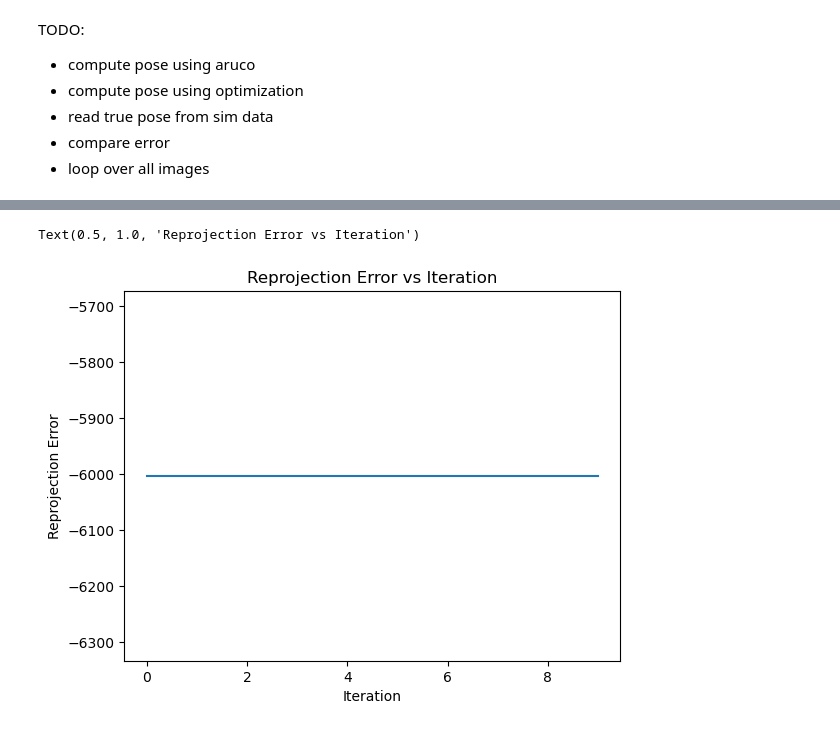
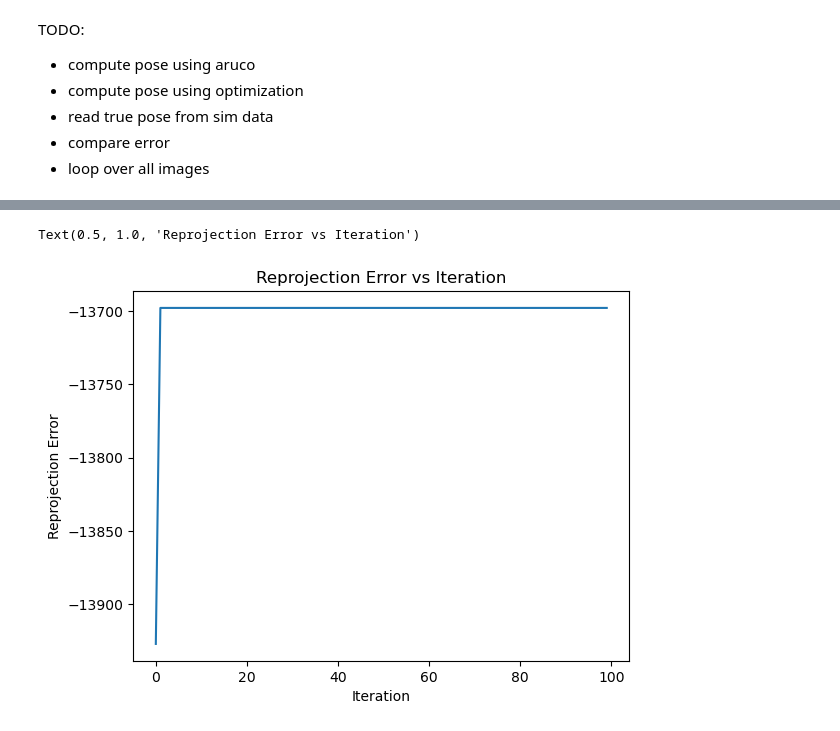
Before and after one commit to abhay-negi-usc/marker_detection_failure_recovery, a Jupyter notebook: pose_estimation_model/optimal_overlap_pose_estimation_proto.ipynb, the cells around one changed output, grey strips where cells are left out. Drawn from its saved outputs; the diff is of its cells as text; code cells hidden in the pictures.

Commit message:
fixed pose estimation and added few scripts

```diff
--- a/pose_estimation_model/optimal_overlap_pose_estimation_proto.ipynb
+++ b/pose_estimation_model/optimal_overlap_pose_estimation_proto.ipynb
@@ -212,6 +240,7 @@ READ IMAGES
 
 dir_images = "../segmentation_model/sim_data/markers_20250314-181037/rgb/"
 dir_predictions = "../segmentation_model/sim_data/markers_20250314-181037/rgb/predictions_20250315-162709/predictions/"
+dir_poses = "../segmentation_model/sim_data/markers_20250314-181037/pose/"
 
 # create ImagePairSet object
 image_pair_set = ImagePairSet(dir_images, dir_predictions, img_size=(640, 480))
@@ -277,11 +319,22 @@ camera_matrix = np.array([
 # %%
 # loop through image pairs
-img_index = 0
+img_index = 1
 for index, image_pair in enumerate(image_pair_set.image_pairs):
 
     if index == img_index: # select specific image
         img = image_pair.img
         pred = image_pair.pred
+        json_filepath = dir_poses + f"pose_{index}.json"
+        with open(json_filepath) as f:
+            pose_json = json.load(f)
+        tag_rescale = np.array([
+                            [10,10,10,1],
+                            [10,10,10,1],
+                            [10,10,10,1],
+                            [1,1,1,1]
+                        ]) # rescale the tag, FIXME: avoid hardcoding tag scale value
+        true_pose = np.array(pose_json['tag']).transpose() * tag_rescale
+        true_pose_inv = np.linalg.inv(true_pose)
 
         # show selected image pair
         # img.show()
@@ -300,7 +353,7 @@ for index, image_pair in enumerate(image_pair_set.image_pairs):
         pred_np = np.array(pred)
         # cv2.polylines(pred_np, [marker_corners_2d], True, (255, 0, 0), 2)
         pred = Image.fromarray(pred_np)
-        pred.show()
+        # pred.show()
 
         # loop through all possible orientations of the marker
         for i in range(2):
@@ -343,15 +396,18 @@ for index, image_pair in enumerate(image_pair_set.image_pairs):
         # (2) optimization loop to refine pose of marker
         print("Beginning optimization loop...")
         # TODO: make a config dict
-        opt_var = "corners" # "pose" or "corners"
-        N = 10
+        opt_var = "pose" # "pose" or "corners"
+        N = 100
         eps = 1e-16
         errors = np.zeros(N)
         errors[0] = min_reprojection_error
         if opt_var == "pose":
-            alpha = 1e-11
+            alpha = np.array([1e-9,1e-9,1e-9,1e-10,1e-10,1e-10]) * 1
             solutions = np.zeros((N, 6))
-            solutions[0] = np.concatenate((initial_rotation_sol, initial_translation_sol), axis=0).transpose()
+            # solutions[0] = np.concatenate((initial_rotation_sol, initial_translation_sol), axis=0).transpose()
+            solutions[0] = rvectvec_to_xyzabc(initial_rotation_sol, initial_translation_sol)
+            # solutions[0] += np.random.rand(6) * np.array([0,0,0,0,0,3]) # add noise to initial solution
+            solutions[0] += np.array([0,0,0,0,0,5]) # add noise to initial solution
             grads = np.zeros((N, 6))
         elif opt_var == "corners":
             alpha = 1e-4
@@ -362,8 +418,15 @@ for index, image_pair in enumerate(image_pair_set.image_pairs):
 
             # update step
             if i == 0:
-                grad_noise = ((2*np.random.rand(solutions.shape[1]))-1)*10.0
+                # grad_noise = ((2*np.random.rand(solutions.shape[1]))-1)*10.0
+                grad_noise = ((2*np.random.rand(solutions.shape[1]))-1)*np.array([0.010,0.010,0.010,10,10,10])
                 grad = grad_noise
+
+                # show initial image
+                rvec, tvec = xyzabc_to_rvectvec(solutions[i])
+                reprojected_marker_image, reprojected_marker_mask, blended_image = marker_reprojection(img, pred_np, marker_img, marker_corners_2d, marker_corners_3d, rvec, tvec, camera_matrix, dist_coeffs, 0.8)
+                blended_image = Image.fromarray(blended_image)
+                blended_image.show()
             else:
                 grad = (errors[i-1] - errors[i-2]) / (solutions[i-1] - solutions[i-2] + eps)
                 # solutions[i] = solutions[i-1] - alpha*grad
@@ -377,16 +440,17 @@ for index, image_pair in enumerate(image_pair_set.image_pairs):
                     # solutions[i] = solutions[i-1] + np.random.randint(-1, 1, size=solutions.shape[1])
                 elif np.max(np.abs(grad)) < 1e-16: # stop if gradient is too small
                     print(f"Tiny gradient! Gradient: {grad}")
-                    grad_noise = ((2*np.random.rand(solutions.shape[1]))-1)*100.0
+                    grad_noise = ((2*np.random.rand(solutions.shape[1]))-1)*np.array([0.010,0.010,0.010,10,10,10]) * 100
                     grad = grad_noise
                     # add random +/- 1 to solution to avoid local minima
-                    solutions[i] = solutions[i-1] + np.random.randint(-1, 1, size=solutions.shape[1])
+                    # solutions[i] = solutions[i-1] + np.random.randint(-1, 1, size=solutions.shape[1])
                 solutions[i] = solutions[i-1] - alpha*grad
 
             if opt_var == "pose":
                 # take pose and reproject marker
-                reprojected_marker_image, reprojected_marker_mask, blended_image = marker_reprojection(img, pred_np, marker_img, marker_corners_2d, marker_corners_3d, solutions[i,:3], solutions[i,3:], camera_matrix, dist_coeffs, 0.8)
-
+                rvec, tvec = xyzabc_to_rvectvec(solutions[i])
+                reprojected_marker_image, reprojected_marker_mask, blended_image = marker_reprojection(img, pred_np, marker_img, marker_corners_2d, marker_corners_3d, rvec, tvec, camera_matrix, dist_coeffs, 0.8)
+                # print pose error
             elif opt_var == "corners":
                 # TODO: eliminate pose estimation step, just use perspective warp function
                 marker_corners_2d = solutions[i].reshape(4,2)
@@ -402,13 +466,19 @@ for index, image_pair in enumerate(image_pair_set.image_pairs):
             errors[i] = image_overlap_error(img, pred_np, reprojected_marker_image, reprojected_marker_mask)
 
             if i % 1 == 0:
-                print(f"Solution at iteration {i}: {solutions[i]}")
-                print(f"Reprojection error at iteration {i}: {errors[i]}")
+                # print(f"Solution at iteration {i}: {solutions[i]}")
+                # print(f"Reprojection error at iteration {i}: {errors[i]}")
+                tf_Ccv_Mcv = xyzabc_to_tf(solutions[i])
+                tf_W_Mis = tf_W_Ccv @ tf_Ccv_Mcv @ T_Mcv_Mis
+
+                tf_error = true_pose_inv @ tf_W_Mis
+
+                pose_error = tf_to_xyzabc(tf_error)
+                print(f"Overlap error: {errors[i]}, Pose error: {pose_error}")
 
         # (3) show final image
         blended_image = Image.fromarray(blended_image)
         blended_image.show()
-
         break
 
 # print(min_reprojection_error)
@@ -441,2 +511,2 @@ Final reprojection error: -4907
 Text(0.5, 1.0, 'Reprojection Error vs Iteration')
-[figure, old version]
+[figure, new version]
```
Also changed, not shown: parts of 5 cells of this notebook, 5 other files.
